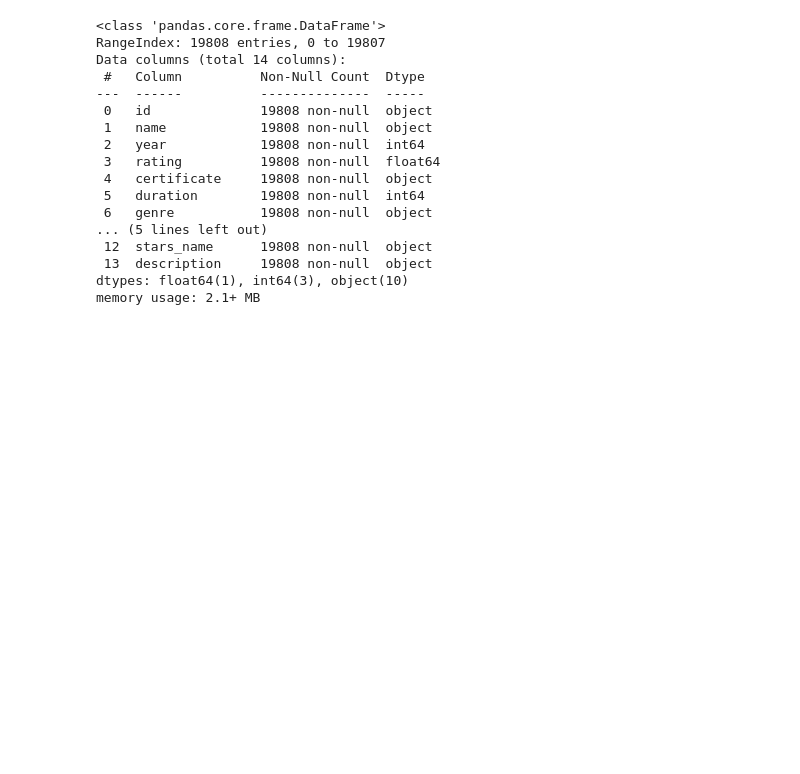
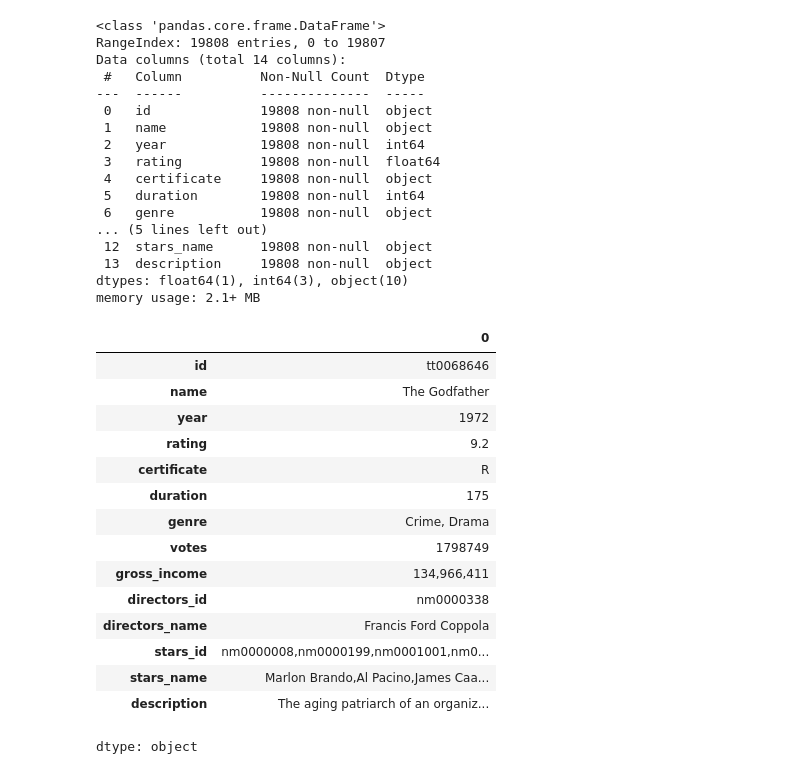
Before and after one commit to Milindkr/EDA_Projects, a Jupyter notebook: movies_dataset.ipynb, the cells around one changed output. Drawn from its saved outputs; the diff is of its cells as text; code cells hidden in the pictures; blank space fills up the shorter version.

```diff
--- a/movies_dataset.ipynb
+++ b/movies_dataset.ipynb
@@ -438,3 +445,22 @@ Data columns (total 14 columns):
  13  description     19808 non-null  object
 dtypes: float64(1), int64(3), object(10)
 memory usage: 2.1+ MB
+# %%
+df.loc[0]
+# %% [output]
+|  | 0 |
+| id | tt0068646 |
+| name | The Godfather |
+| year | 1972 |
+| rating | 9.2 |
+| certificate | R |
+| duration | 175 |
+| genre | Crime, Drama |
+| votes | 1798749 |
+| gross_income | 134,966,411 |
+| directors_id | nm0000338 |
+| directors_name | Francis Ford Coppola |
+| stars_id | nm0000008,nm0000199,nm0001001,nm0... |
+| stars_name | Marlon Brando,Al Pacino,James Caa... |
+| description | The aging patriarch of an organiz... |
+dtype: object
```
Also changed, not shown: parts of 4 cells of this notebook.
